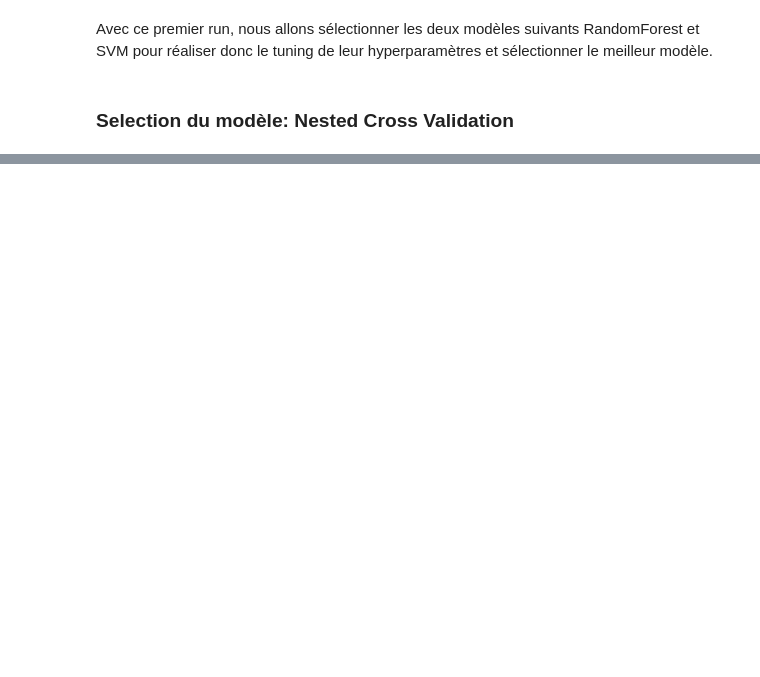
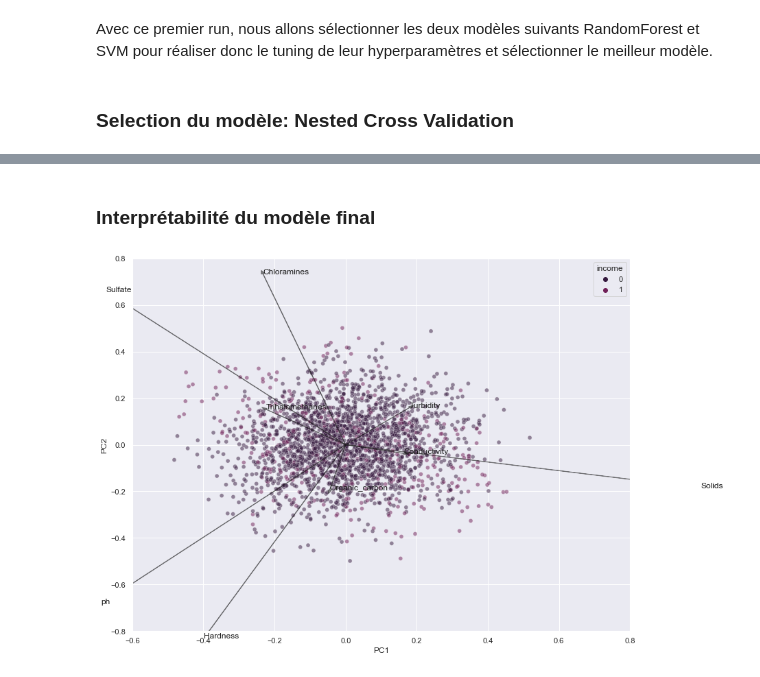
Before and after one commit to bidouze/CleanWaterData, a Jupyter notebook: Eau potable.ipynb, the cells around one changed output, grey strips where cells are left out. Cells and saved outputs as stored; diff of their text form; code cells hidden in the pictures; blank space fills up the shorter version.

```diff
--- a/Eau potable.ipynb
+++ b/Eau potable.ipynb
@@ -502,0 +510,37 @@ Fitting 3 folds for each of 72 candidates, totalling 216 fits
+# %% [markdown]
+### Interprétabilité du modèle final
+# %%
+from sklearn.decomposition import PCA
+
+n = X_train_p.shape[1]
+
+pca = PCA(n_components=2)
+
+X_new = pca.fit_transform(X_train_p)
+
+coeff = pca.components_.transpose()
+
+xs = X_new[:,0]
+ys = X_new[:,1]
+scalex = 1.0/(xs.max() - xs.min())
+scaley = 1.0/(ys.max() - ys.min())
+
+
+principalDf = pd.DataFrame({'PC1': xs*scalex, 'PC2':ys * scaley})
+
+y_train_pred = final_clf.predict(X_train_p)
+finalDF = pd.concat([principalDf, pd.Series(y_train_pred, name='income')], axis = 1)
+
+
+plt.figure(figsize=(13,10))
+
+sns.scatterplot(x='PC1', y='PC2', hue= 'income', data = finalDF, alpha = 0.5);
+
+for i in range(n):
+    plt.arrow(0, 0, coeff[i,0]*1.5, coeff[i,1]*1.5,color = 'k',alpha = 0.5, head_width=0.01, )
+    plt.text(coeff[i,0]*1.5, coeff[i,1] *1.5, X_train.columns[i], color = 'k')
+
+plt.xlim(-0.6,0.8)
+plt.ylim(-0.8,0.8);
+# %% [output]
+[figure, added]
```
Also changed, not shown: parts of 12 cells of this notebook.
